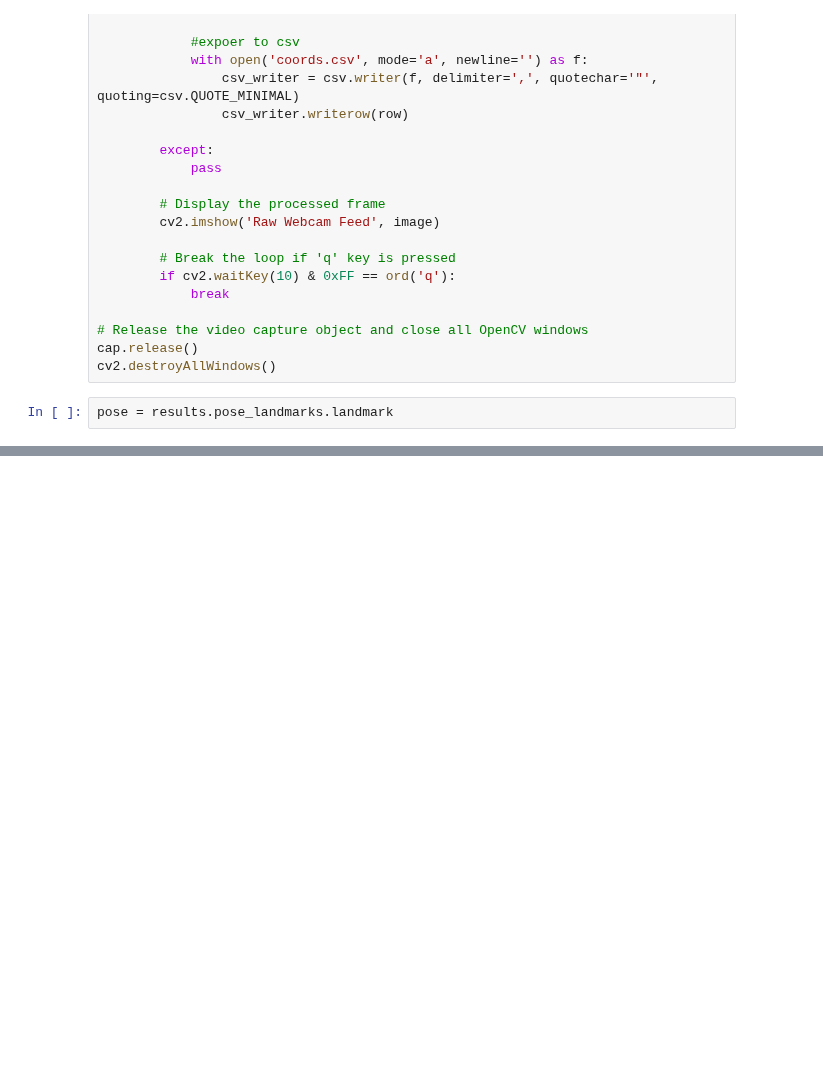
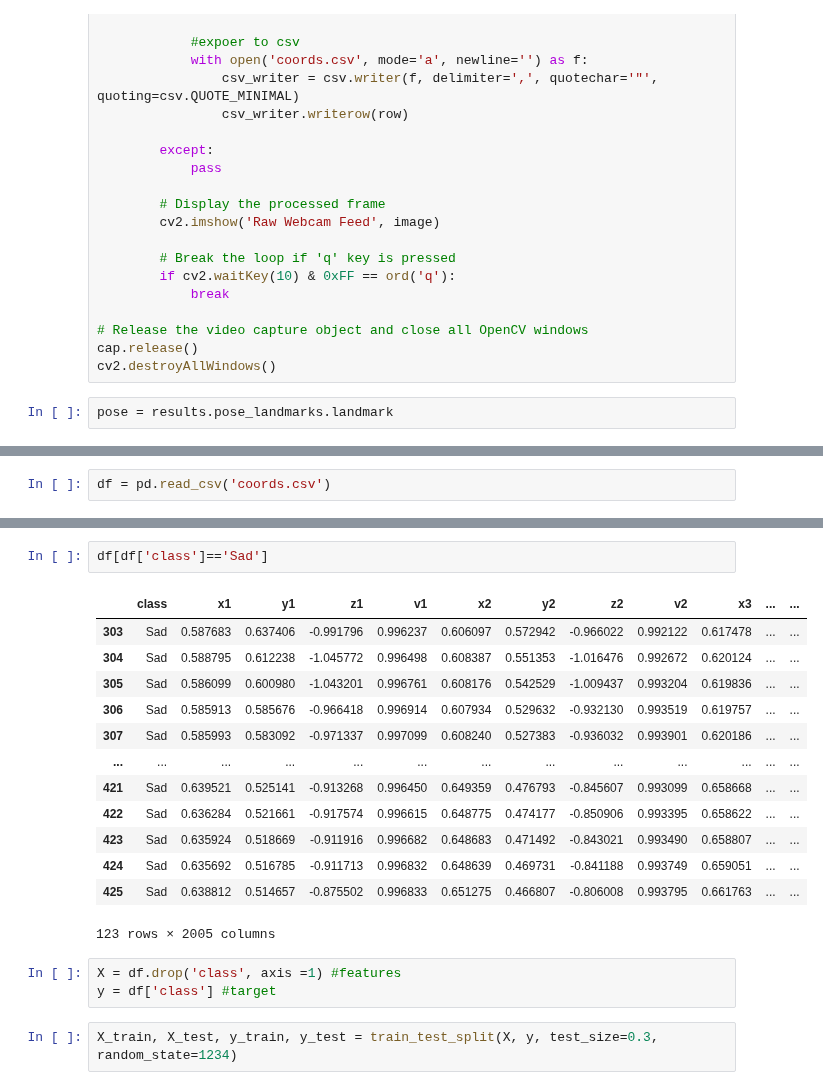
Before and after one commit to Sheenamittal/BodySpeak, a Jupyter notebook: file.ipynb, the cells around one changed output, grey strips where cells are left out. Cells and saved outputs as stored; diff of their text form; blank space fills up the shorter version.

```diff
--- a/file.ipynb
+++ b/file.ipynb
@@ -238,0 +246,2 @@ array([ 5.86424112e-01,  6.79709494e-01, -1.05769730e+00,  9.99772251e-01,
+# %%
+df = pd.read_csv('coords.csv')
@@ -238,0 +268,21 @@ array([ 5.86424112e-01,  6.79709494e-01, -1.05769730e+00,  9.99772251e-01,
+# %%
+df[df['class']=='Sad']
+# %% [output]
+|  | class | x1 | y1 | z1 | v1 | x2 | y2 | z2 | v2 | x3 | ... | ... |
+| 303 | Sad | 0.587683 | 0.637406 | -0.991796 | 0.996237 | 0.606097 | 0.572942 | -0.966022 | 0.992122 | 0.617478 | ... | ... |
+| 304 | Sad | 0.588795 | 0.612238 | -1.045772 | 0.996498 | 0.608387 | 0.551353 | -1.016476 | 0.992672 | 0.620124 | ... | ... |
+| 305 | Sad | 0.586099 | 0.600980 | -1.043201 | 0.996761 | 0.608176 | 0.542529 | -1.009437 | 0.993204 | 0.619836 | ... | ... |
+| 306 | Sad | 0.585913 | 0.585676 | -0.966418 | 0.996914 | 0.607934 | 0.529632 | -0.932130 | 0.993519 | 0.619757 | ... | ... |
+| 307 | Sad | 0.585993 | 0.583092 | -0.971337 | 0.997099 | 0.608240 | 0.527383 | -0.936032 | 0.993901 | 0.620186 | ... | ... |
+| ... | ... | ... | ... | ... | ... | ... | ... | ... | ... | ... | ... | ... |
+| 421 | Sad | 0.639521 | 0.525141 | -0.913268 | 0.996450 | 0.649359 | 0.476793 | -0.845607 | 0.993099 | 0.658668 | ... | ... |
+| 422 | Sad | 0.636284 | 0.521661 | -0.917574 | 0.996615 | 0.648775 | 0.474177 | -0.850906 | 0.993395 | 0.658622 | ... | ... |
+| 423 | Sad | 0.635924 | 0.518669 | -0.911916 | 0.996682 | 0.648683 | 0.471492 | -0.843021 | 0.993490 | 0.658807 | ... | ... |
+| 424 | Sad | 0.635692 | 0.516785 | -0.911713 | 0.996832 | 0.648639 | 0.469731 | -0.841188 | 0.993749 | 0.659051 | ... | ... |
+| 425 | Sad | 0.638812 | 0.514657 | -0.875502 | 0.996833 | 0.651275 | 0.466807 | -0.806008 | 0.993795 | 0.661763 | ... | ... |
+123 rows × 2005 columns
+# %%
+X = df.drop('class', axis =1) #features
+y = df['class'] #target
+# %%
+X_train, X_test, y_train, y_test = train_test_split(X, y, test_size=0.3, random_state=1234)
```
Also changed, not shown: parts of 16 cells of this notebook, 1 other file.
